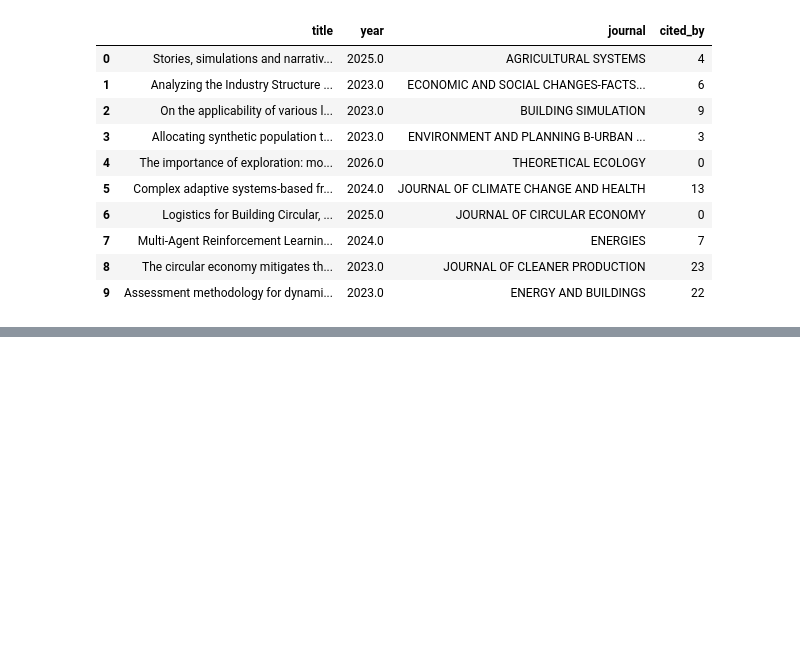
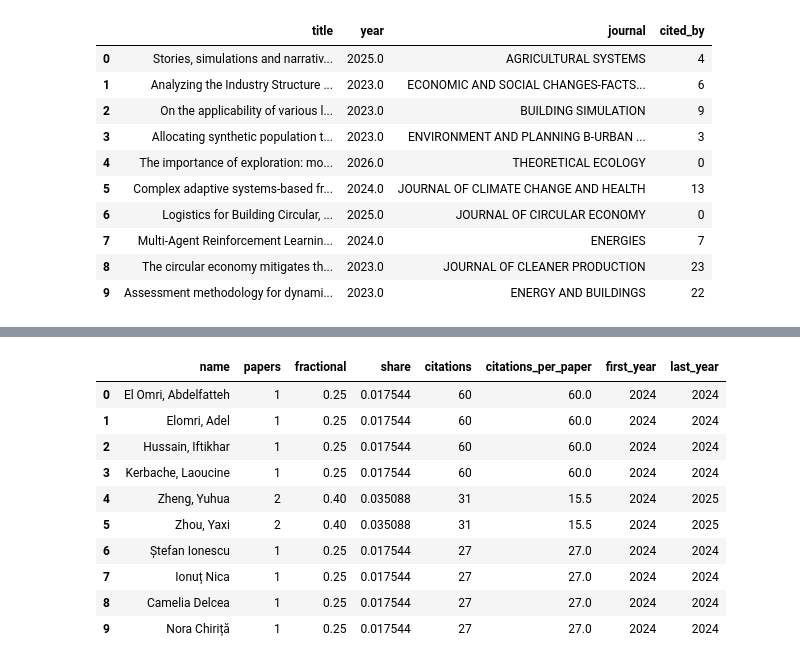
Before and after one commit to benjaminpillot/pysyrev, a Jupyter notebook: tutorials/01_full_pipeline.ipynb, the cells around one changed output, grey strips where cells are left out. Cells and saved outputs as stored; diff of their text form; code cells hidden in the pictures; blank space fills up the shorter version.

```diff
--- a/tutorials/01_full_pipeline.ipynb
+++ b/tutorials/01_full_pipeline.ipynb
@@ -316,0 +209,14 @@ python -m pysyrev tutorials/tutorial_config.yaml
+# %%
+rank_actors(df, "author", top=10, sort_by="citations").drop(columns="key")
+# %% [output]
+|  | name | papers | fractional | share | citations | citations_per_paper | first_year | last_year |
+| 0 | El Omri, Abdelfatteh | 1 | 0.25 | 0.017544 | 60 | 60.0 | 2024 | 2024 |
+| 1 | Elomri, Adel | 1 | 0.25 | 0.017544 | 60 | 60.0 | 2024 | 2024 |
+| 2 | Hussain, Iftikhar | 1 | 0.25 | 0.017544 | 60 | 60.0 | 2024 | 2024 |
+| 3 | Kerbache, Laoucine | 1 | 0.25 | 0.017544 | 60 | 60.0 | 2024 | 2024 |
+| 4 | Zheng, Yuhua | 2 | 0.40 | 0.035088 | 31 | 15.5 | 2024 | 2025 |
+| 5 | Zhou, Yaxi | 2 | 0.40 | 0.035088 | 31 | 15.5 | 2024 | 2025 |
+| 6 | Ștefan Ionescu | 1 | 0.25 | 0.017544 | 27 | 27.0 | 2024 | 2024 |
+| 7 | Ionuț Nica | 1 | 0.25 | 0.017544 | 27 | 27.0 | 2024 | 2024 |
+| 8 | Camelia Delcea | 1 | 0.25 | 0.017544 | 27 | 27.0 | 2024 | 2024 |
+| 9 | Nora Chiriță | 1 | 0.25 | 0.017544 | 27 | 27.0 | 2024 | 2024 |
```
Also changed, not shown: parts of 41 cells of this notebook, 4 other files.
